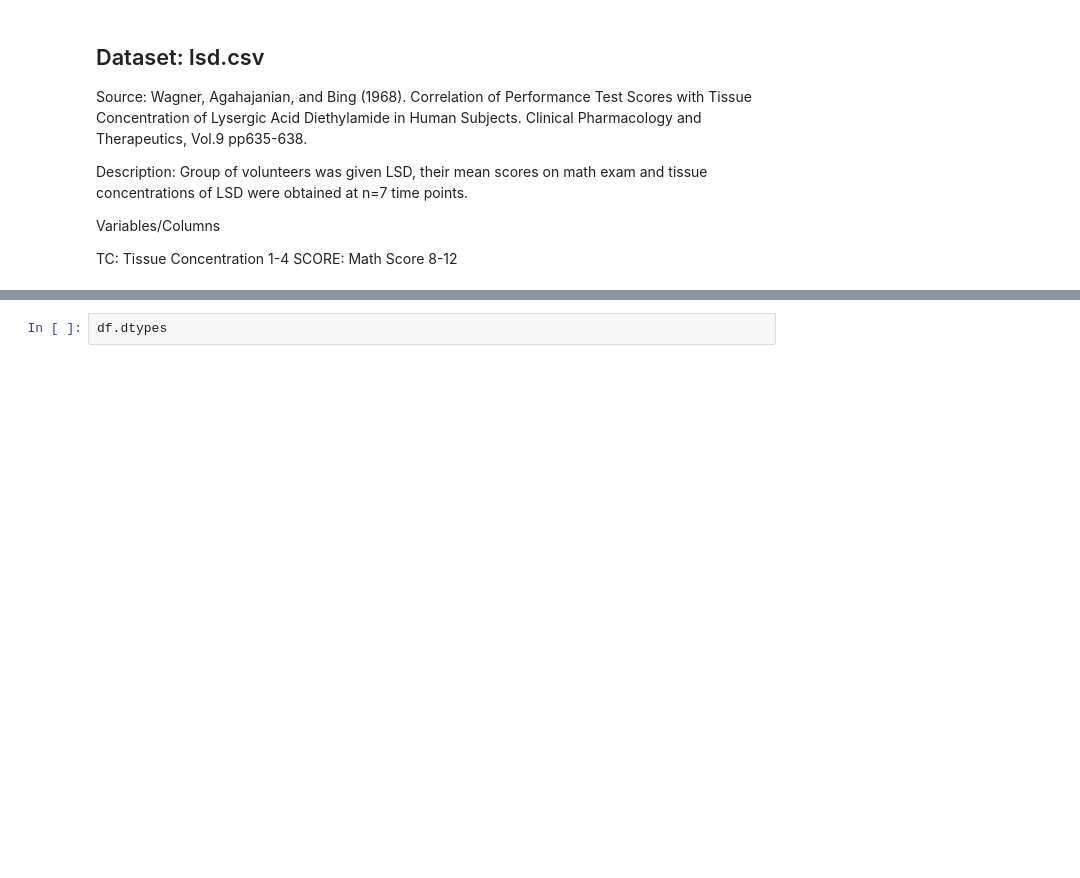
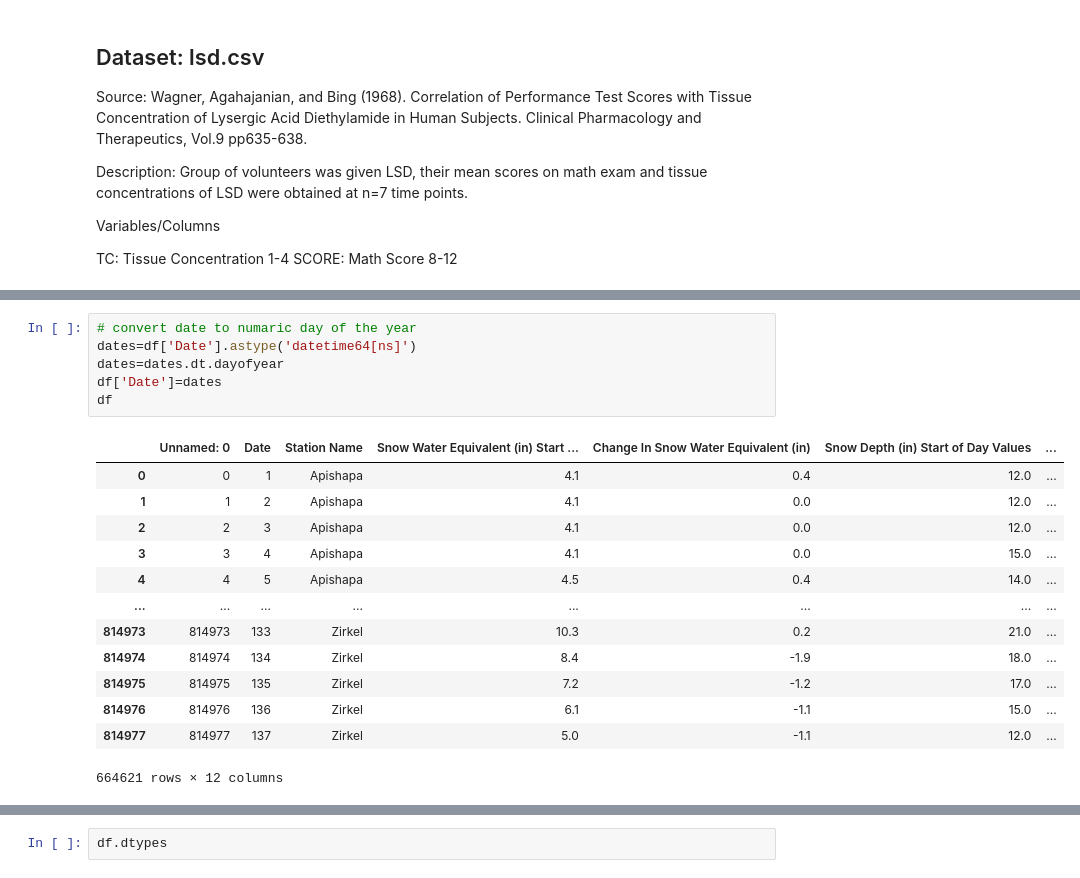
Before and after one commit to MtSopris/Snow_Predictor, a Jupyter notebook: static/py/model_LineRegress.ipynb, the cells around one changed output, grey strips where cells are left out. Cells and saved outputs as stored; diff of their text form; blank space fills up the shorter version.

```diff
--- a/static/py/model_LineRegress.ipynb
+++ b/static/py/model_LineRegress.ipynb
@@ -42 +42,21 @@ df
+# %%
+# convert date to numaric day of the year
+dates=df['Date'].astype('datetime64[ns]')
+dates=dates.dt.dayofyear
+df['Date']=dates
+df
+# %% [output]
+|  | Unnamed: 0 | Date | Station Name | Snow Water Equivalent (in) Start ... | Change In Snow Water Equivalent (in) | Snow Depth (in) Start of Day Values | ... |
+| 0 | 0 | 1 | Apishapa | 4.1 | 0.4 | 12.0 | ... |
+| 1 | 1 | 2 | Apishapa | 4.1 | 0.0 | 12.0 | ... |
+| 2 | 2 | 3 | Apishapa | 4.1 | 0.0 | 12.0 | ... |
+| 3 | 3 | 4 | Apishapa | 4.1 | 0.0 | 15.0 | ... |
+| 4 | 4 | 5 | Apishapa | 4.5 | 0.4 | 14.0 | ... |
+| ... | ... | ... | ... | ... | ... | ... | ... |
+| 814973 | 814973 | 133 | Zirkel | 10.3 | 0.2 | 21.0 | ... |
+| 814974 | 814974 | 134 | Zirkel | 8.4 | -1.9 | 18.0 | ... |
+| 814975 | 814975 | 135 | Zirkel | 7.2 | -1.2 | 17.0 | ... |
+| 814976 | 814976 | 136 | Zirkel | 6.1 | -1.1 | 15.0 | ... |
+| 814977 | 814977 | 137 | Zirkel | 5.0 | -1.1 | 12.0 | ... |
+664621 rows × 12 columns
 # %%
```
Also changed, not shown: parts of 7 cells of this notebook, 29 other files.
